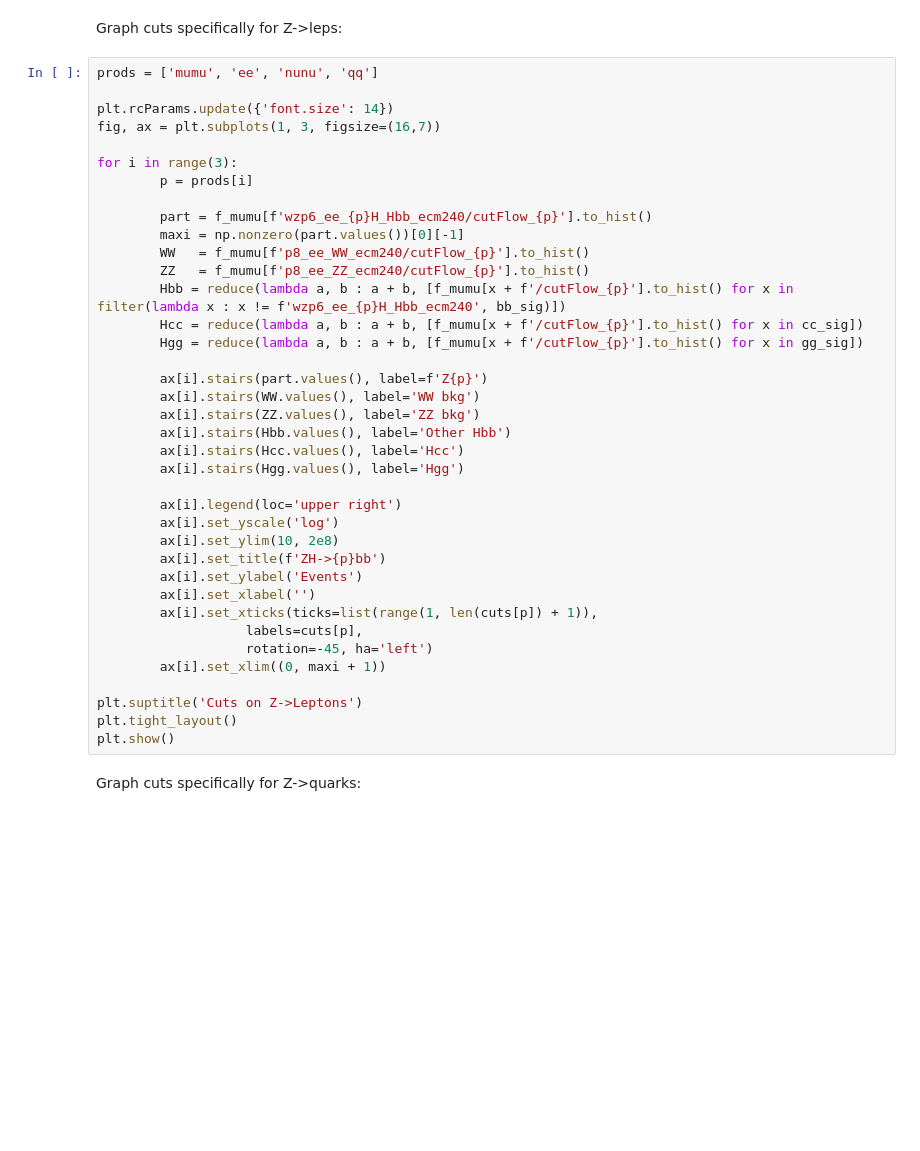
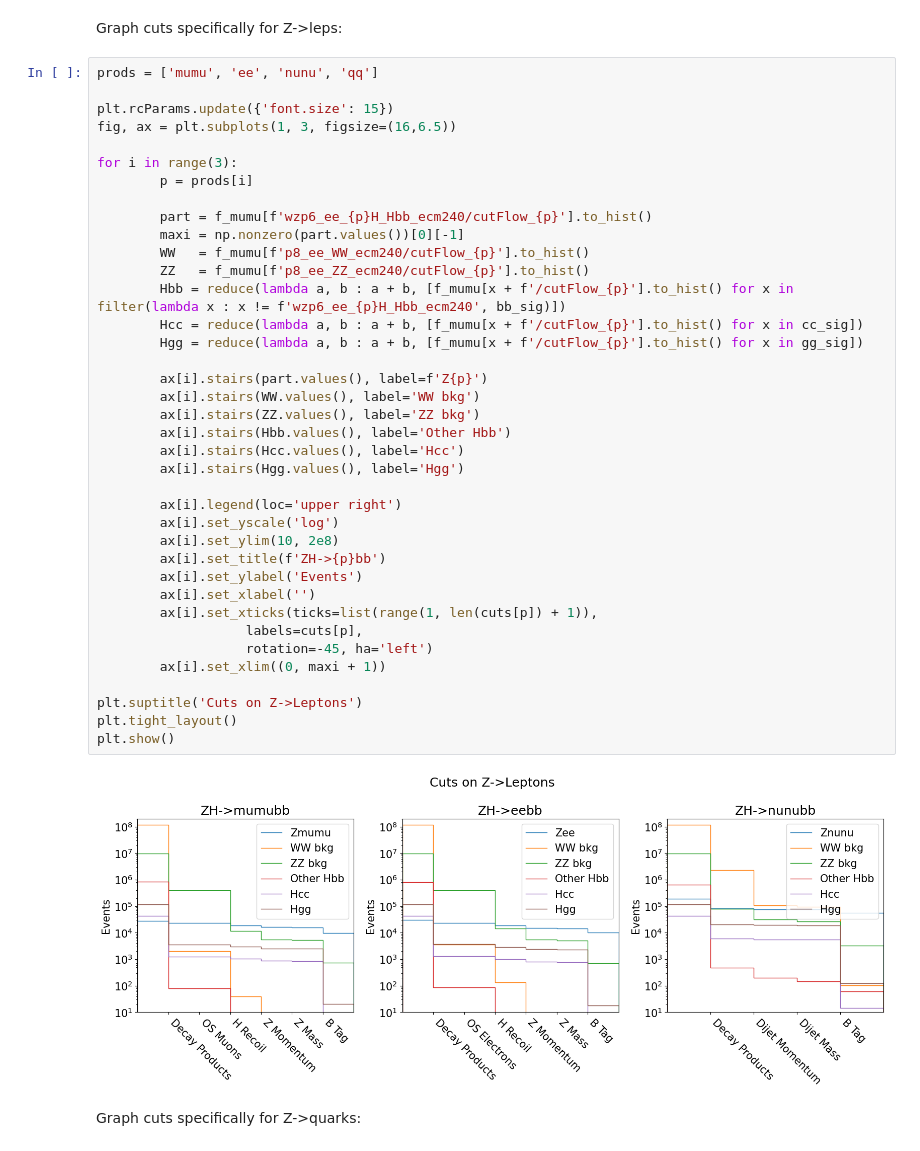
Before and after one commit to ilsanford/FCCAnalyzer, a Jupyter notebook: analyses/h_bb/h_bb.ipynb, the cells around one changed output. Drawn from its saved outputs; the diff is of its cells as text; blank space fills up the shorter version.

```diff
--- a/analyses/h_bb/h_bb.ipynb
+++ b/analyses/h_bb/h_bb.ipynb
@@ -86,41 +82,43 @@ Graph cuts specifically for Z->leps:
 # %%
 prods = ['mumu', 'ee', 'nunu', 'qq']
 
-plt.rcParams.update({'font.size': 14})
-fig, ax = plt.subplots(1, 3, figsize=(16,7))
+plt.rcParams.update({'font.size': 15})
+fig, ax = plt.subplots(1, 3, figsize=(16,6.5))
 
 for i in range(3):
         p = prods[i]
 
         part = f_mumu[f'wzp6_ee_{p}H_Hbb_ecm240/cutFlow_{p}'].to_hist()
         maxi = np.nonzero(part.values())[0][-1]
         WW   = f_mumu[f'p8_ee_WW_ecm240/cutFlow_{p}'].to_hist()
         ZZ   = f_mumu[f'p8_ee_ZZ_ecm240/cutFlow_{p}'].to_hist()
         Hbb = reduce(lambda a, b : a + b, [f_mumu[x + f'/cutFlow_{p}'].to_hist() for x in filter(lambda x : x != f'wzp6_ee_{p}H_Hbb_ecm240', bb_sig)])
         Hcc = reduce(lambda a, b : a + b, [f_mumu[x + f'/cutFlow_{p}'].to_hist() for x in cc_sig])
         Hgg = reduce(lambda a, b : a + b, [f_mumu[x + f'/cutFlow_{p}'].to_hist() for x in gg_sig])
 
         ax[i].stairs(part.values(), label=f'Z{p}')
         ax[i].stairs(WW.values(), label='WW bkg')
         ax[i].stairs(ZZ.values(), label='ZZ bkg')
         ax[i].stairs(Hbb.values(), label='Other Hbb')
         ax[i].stairs(Hcc.values(), label='Hcc')
         ax[i].stairs(Hgg.values(), label='Hgg')
 
         ax[i].legend(loc='upper right')
         ax[i].set_yscale('log')
         ax[i].set_ylim(10, 2e8)
         ax[i].set_title(f'ZH->{p}bb')
         ax[i].set_ylabel('Events')
         ax[i].set_xlabel('')
         ax[i].set_xticks(ticks=list(range(1, len(cuts[p]) + 1)),
                    labels=cuts[p],
                    rotation=-45, ha='left')
         ax[i].set_xlim((0, maxi + 1))
 
 plt.suptitle('Cuts on Z->Leptons')
 plt.tight_layout()
 plt.show()
+# %% [output]
+[figure, added]
 # %% [markdown]
 Graph cuts specifically for Z->quarks:
 # %%
```
Also changed, not shown: parts of 12 cells of this notebook, 2 other files.
